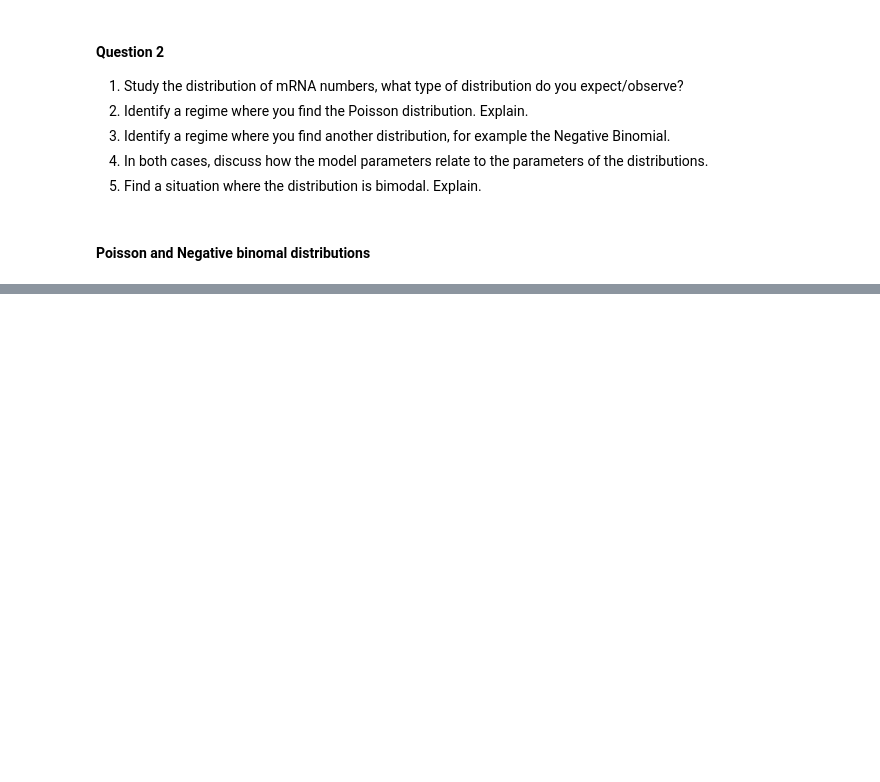
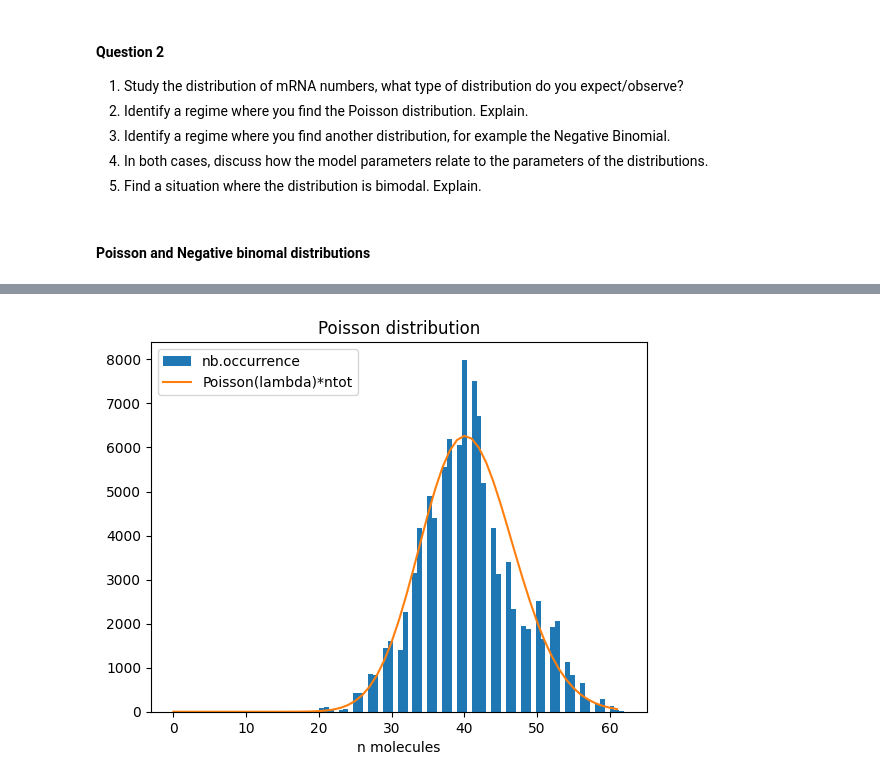
Before and after one commit to Romrchp/graded-exs, a Jupyter notebook: Exercise_Week11_12_A.ipynb, the cells around one changed output, grey strips where cells are left out. Saved outputs shown, nothing was run; the diff lists cells and outputs as text; code cells hidden in the pictures; blank space fills up the shorter version.

```diff
--- a/Exercise_Week11_12_A.ipynb
+++ b/Exercise_Week11_12_A.ipynb
@@ -352,0 +372,35 @@ je sais pas tro, j'essaye de trafiquer avec les rates mais je tombe jamais sur q
+# %%
+# poisson distribution
+
+### Defining our rates
+g = 1
+n = 20
+t = 0
+s = 2 # number of initiations per minute
+k = 0.05 # 1/k = 20 min
+k_on  = 1
+k_off = 0
+
+#Running the gillespie algorithm with our defined rates
+tprint,nprint,gprint = gillespie(g,n,t,s,k,k_on,k_off)
+
+#remove a suitable transient and plot the histogram
+plt.hist(nprint,bins = max(nprint), label='nb.occurrence')
+ntot=len(nprint)
+nn = np.arange(np.max(nprint))
+
+# poisson distribution
+lam=np.mean(nprint) # Change lambda to fit the histogramm
+p=Poisson(lam, nn)
+p=p*ntot
+plt.plot(nn, p, label='Poisson(lambda)*ntot')
+
+
+plt.xlabel("n molecules")
+ax = plt.gca()
+
+plt.title("Poisson distribution")
+plt.legend()
+plt.show()
+# %% [output]
+[figure, added]
```
Also changed, not shown: parts of 8 cells of this notebook.
